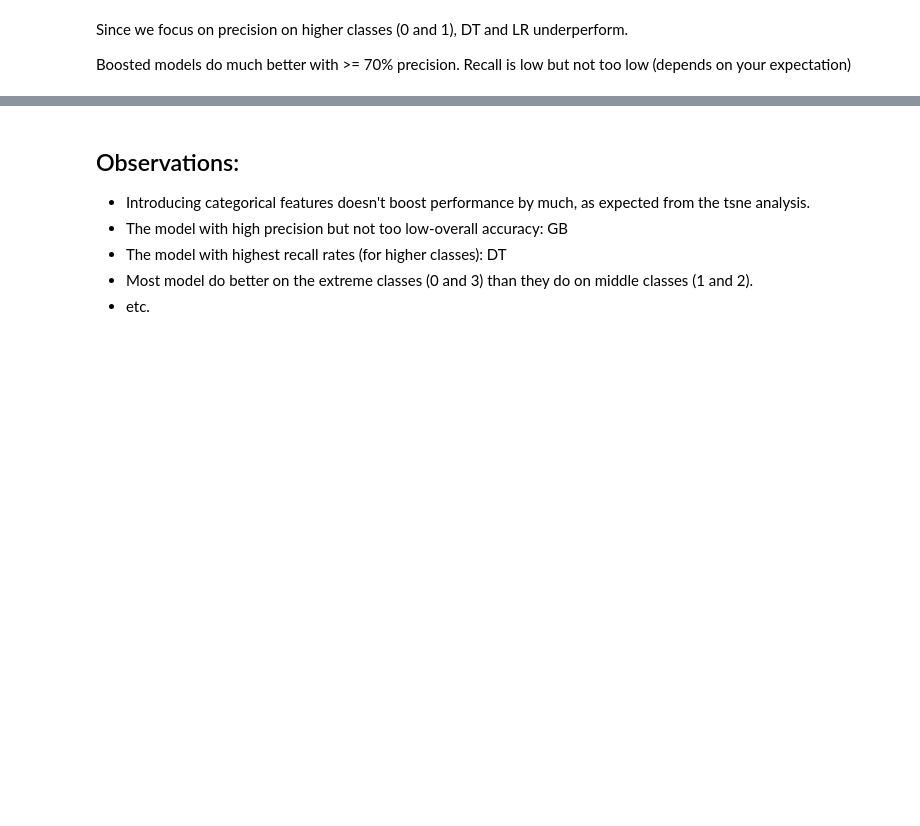
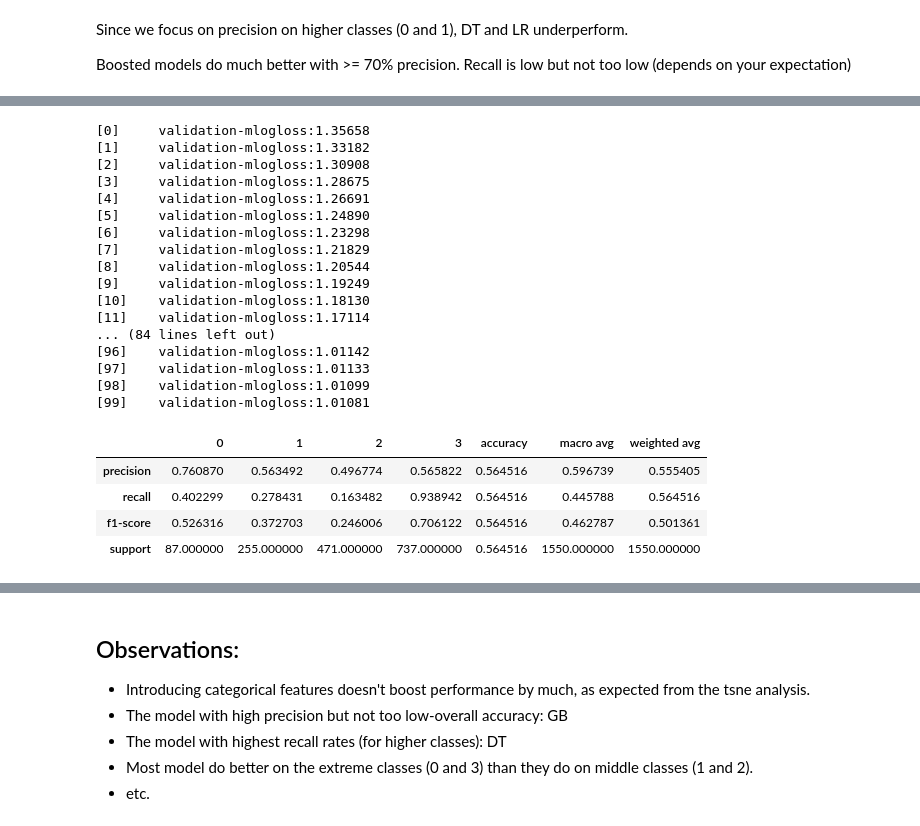
Before and after one commit to xtfocus/impgenius, a Jupyter notebook: notebooks/Skills Test Data Scientist.ipynb, the cells around one changed output, grey strips where cells are left out. Cells and saved outputs as stored; diff of their text form; code cells hidden in the pictures; blank space fills up the shorter version.

```diff
--- a/notebooks/Skills Test Data Scientist.ipynb
+++ b/notebooks/Skills Test Data Scientist.ipynb
@@ -1061,0 +957,34 @@ weighted avg       0.48      0.49      0.47      1550
+# %%
+xgb_best = xgb.train(
+    params=hyperopt.space_eval(xgb_space, xgb_best_result),
+    dtrain=dtrain,
+    num_boost_round=100,
+    evals=[(dval, 'validation')])
+
+y_val_pred_xgb = xgb_best.predict(dval).astype(int)
+xgb_report_all = classification_report(y_val, y_val_pred_xgb, output_dict=True)
+
+display(pd.DataFrame(xgb_report_all))
+# %% [output]
+[0]     validation-mlogloss:1.35658
+[1]     validation-mlogloss:1.33182
+[2]     validation-mlogloss:1.30908
+[3]     validation-mlogloss:1.28675
+[4]     validation-mlogloss:1.26691
+[5]     validation-mlogloss:1.24890
+[6]     validation-mlogloss:1.23298
+[7]     validation-mlogloss:1.21829
+[8]     validation-mlogloss:1.20544
+[9]     validation-mlogloss:1.19249
+[10]    validation-mlogloss:1.18130
+[11]    validation-mlogloss:1.17114
+... (84 lines left out)
+[96]    validation-mlogloss:1.01142
+[97]    validation-mlogloss:1.01133
+[98]    validation-mlogloss:1.01099
+[99]    validation-mlogloss:1.01081
+|  | 0 | 1 | 2 | 3 | accuracy | macro avg | weighted avg |
+| precision | 0.760870 | 0.563492 | 0.496774 | 0.565822 | 0.564516 | 0.596739 | 0.555405 |
+| recall | 0.402299 | 0.278431 | 0.163482 | 0.938942 | 0.564516 | 0.445788 | 0.564516 |
+| f1-score | 0.526316 | 0.372703 | 0.246006 | 0.706122 | 0.564516 | 0.462787 | 0.501361 |
+| support | 87.000000 | 255.000000 | 471.000000 | 737.000000 | 0.564516 | 1550.000000 | 1550.000000 |
```
Also changed, not shown: parts of 41 cells of this notebook, 5 other files.
